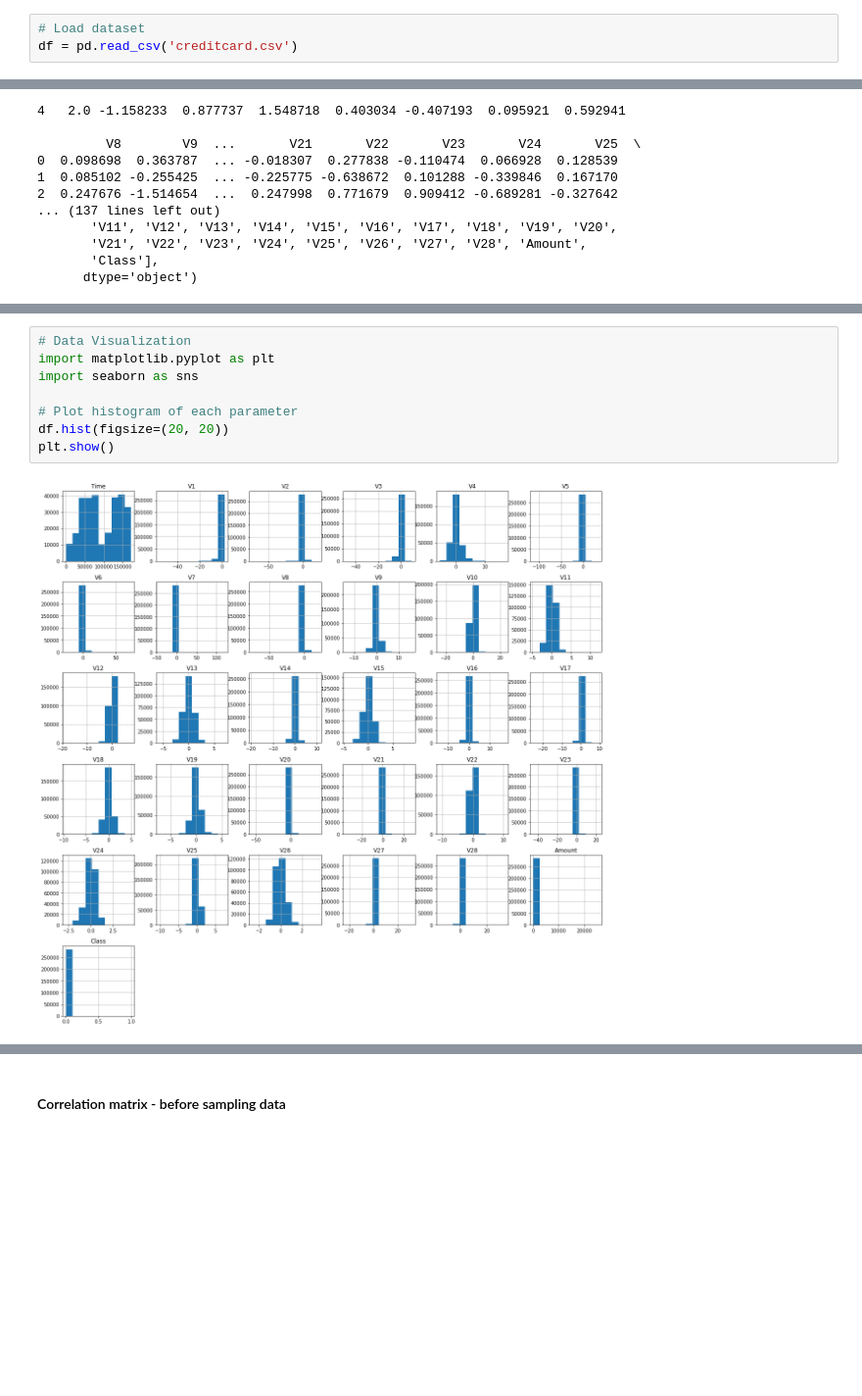
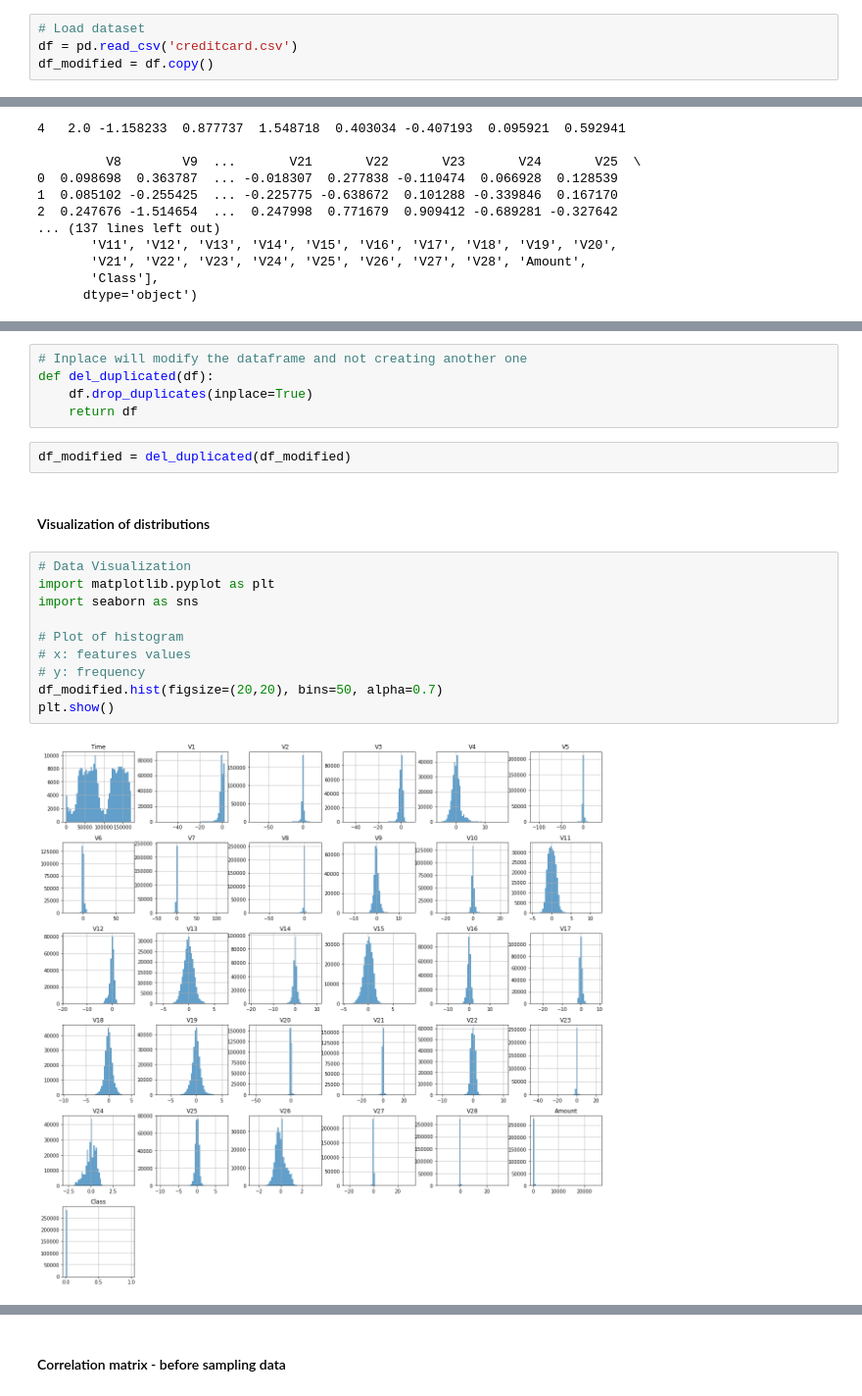
Before and after one commit to leobt23/Applications_DSE, a Jupyter notebook: code/data_exploration.ipynb, the cells around one changed output, grey strips where cells are left out. Shown at 98% size. Cells and saved outputs as stored; diff of their text form; blank space fills up the shorter version.

```diff
--- a/code/data_exploration.ipynb
+++ b/code/data_exploration.ipynb
@@ -8,3 +10,4 @@ import pandas as pd
 # %%
 # Load dataset
 df = pd.read_csv('creditcard.csv')
+df_modified = df.copy()
@@ -38,12 +59,23 @@ print(df.columns)
+# %%
+# Inplace will modify the dataframe and not creating another one
+def del_duplicated(df):
+    df.drop_duplicates(inplace=True)
+    return df
+# %%
+df_modified = del_duplicated(df_modified)
+# %% [markdown]
+#### Visualization of distributions
 # %%
 # Data Visualization
 import matplotlib.pyplot as plt
 import seaborn as sns
 
-# Plot histogram of each parameter
-df.hist(figsize=(20, 20))
+# Plot of histogram
+# x: features values
+# y: frequency
+df_modified.hist(figsize=(20,20), bins=50, alpha=0.7)
 plt.show()
 # %% [output]
-[figure, old version]
+[figure, new version]
 # %%
 # Determine number of fraud cases in dataset
```
Also changed, not shown: parts of 34 cells of this notebook, 8 other files.
